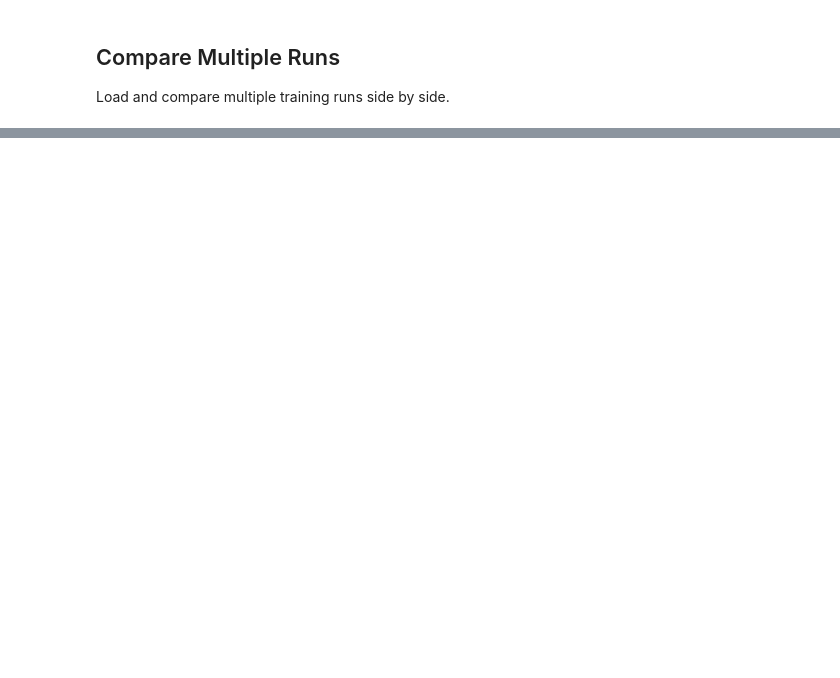
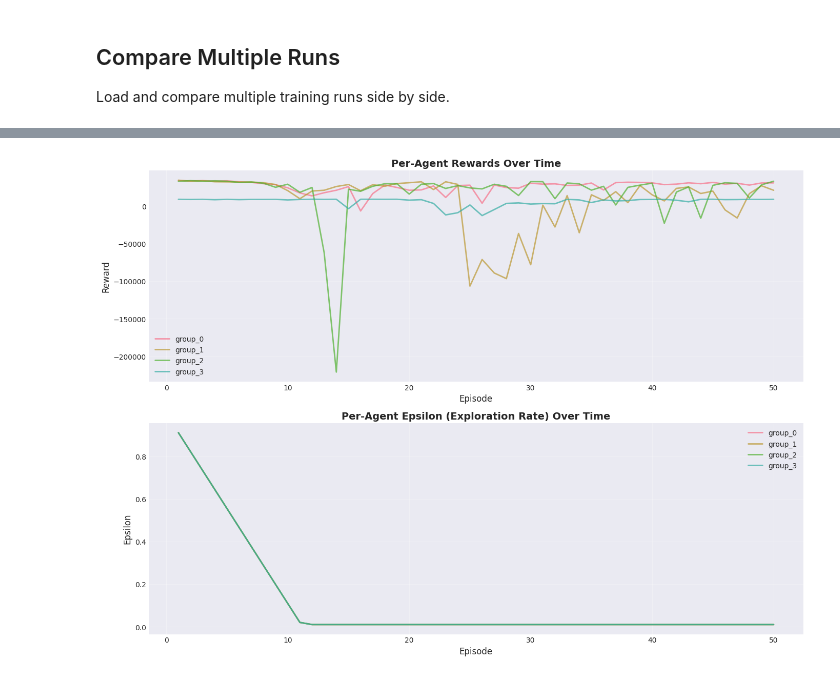
Before and after one commit to Arthurs101/ReinforcedLearningLabs, a Jupyter notebook: analyze_training.ipynb, the cells around one changed output, grey strips where cells are left out. Cells and saved outputs as stored; diff of their text form; code cells hidden in the pictures; blank space fills up the shorter version.

```diff
--- a/analyze_training.ipynb
+++ b/analyze_training.ipynb
@@ -530,0 +681,78 @@ Load and compare multiple training runs side by side.
+# %%
+if df is not None and metrics.get('mode') == 'multi_agent_training' and 'agent_rewards' in df.columns:
+    # Extract per-agent rewards
+    agent_rewards_data = []
+    for idx, row in df.iterrows():
+        agent_rewards = row['agent_rewards']
+        if isinstance(agent_rewards, dict):
+            for agent_id, reward in agent_rewards.items():
+                agent_rewards_data.append({
+                    'episode': row['episode'],
+                    'agent_id': agent_id,
+                    'reward': reward
+                })
+
+    if agent_rewards_data:
+        agent_rewards_df = pd.DataFrame(agent_rewards_data)
+
+        fig, axes = plt.subplots(2, 1, figsize=(14, 10))
+
+        # Plot 1: Per-agent rewards over time
+        for agent_id in sorted(agent_rewards_df['agent_id'].unique()):
+            agent_data = agent_rewards_df[agent_rewards_df['agent_id'] == agent_id]
+            axes[0].plot(agent_data['episode'], agent_data['reward'],
+                        label=f'{agent_id}', linewidth=2, alpha=0.7)
+
+        axes[0].set_xlabel('Episode', fontsize=12)
+        axes[0].set_ylabel('Reward', fontsize=12)
+        axes[0].set_title('Per-Agent Rewards Over Time', fontsize=14, fontweight='bold')
+        axes[0].legend()
+        axes[0].grid(True, alpha=0.3)
+
+        # Plot 2: Per-agent epsilon over time
+        if 'agent_epsilon' in df.columns:
+            agent_epsilon_data = []
+            for idx, row in df.iterrows():
+                agent_epsilon = row['agent_epsilon']
+                if isinstance(agent_epsilon, dict):
+                    for agent_id, epsilon in agent_epsilon.items():
+                        agent_epsilon_data.append({
+                            'episode': row['episode'],
+                            'agent_id': agent_id,
+                            'epsilon': epsilon
+                        })
+
+            if agent_epsilon_data:
+                agent_epsilon_df = pd.DataFrame(agent_epsilon_data)
+                for agent_id in sorted(agent_epsilon_df['agent_id'].unique()):
+                    agent_data = agent_epsilon_df[agent_epsilon_df['agent_id'] == agent_id]
+                    axes[1].plot(agent_data['episode'], agent_data['epsilon'],
+                                label=f'{agent_id}', linewidth=2, alpha=0.7)
+
+        axes[1].set_xlabel('Episode', fontsize=12)
+        axes[1].set_ylabel('Epsilon', fontsize=12)
+        axes[1].set_title('Per-Agent Epsilon (Exploration Rate) Over Time', fontsize=14, fontweight='bold')
+        axes[1].legend()
+        axes[1].grid(True, alpha=0.3)
+
+        plt.tight_layout()
+        plt.show()
+
+        # Print per-agent statistics
+        print("\nPer-Agent Final Statistics (last 10 episodes):")
+        print("=" * 80)
+        for agent_id in sorted(agent_rewards_df['agent_id'].unique()):
+            agent_data = agent_rewards_df[agent_rewards_df['agent_id'] == agent_id]
+            final_episodes = agent_data.nlargest(10, 'episode')
+            print(f"\n{agent_id}:")
+            print(f"  Final avg reward: {final_episodes['reward'].mean():.2f}")
+            print(f"  Best reward: {agent_data['reward'].max():.2f}")
+            print(f"  Worst reward: {agent_data['reward'].min():.2f}")
+    else:
+        print("No per-agent reward data available.")
+elif df is not None and metrics.get('mode') != 'multi_agent_training':
+    print("This is not a multi-agent training run. Per-agent analysis not applicable.")
+else:
+    print("No data available for per-agent analysis.")
+# %% [output]
+[figure, added]
```
Also changed, not shown: parts of 16 cells of this notebook, 20 other files.
